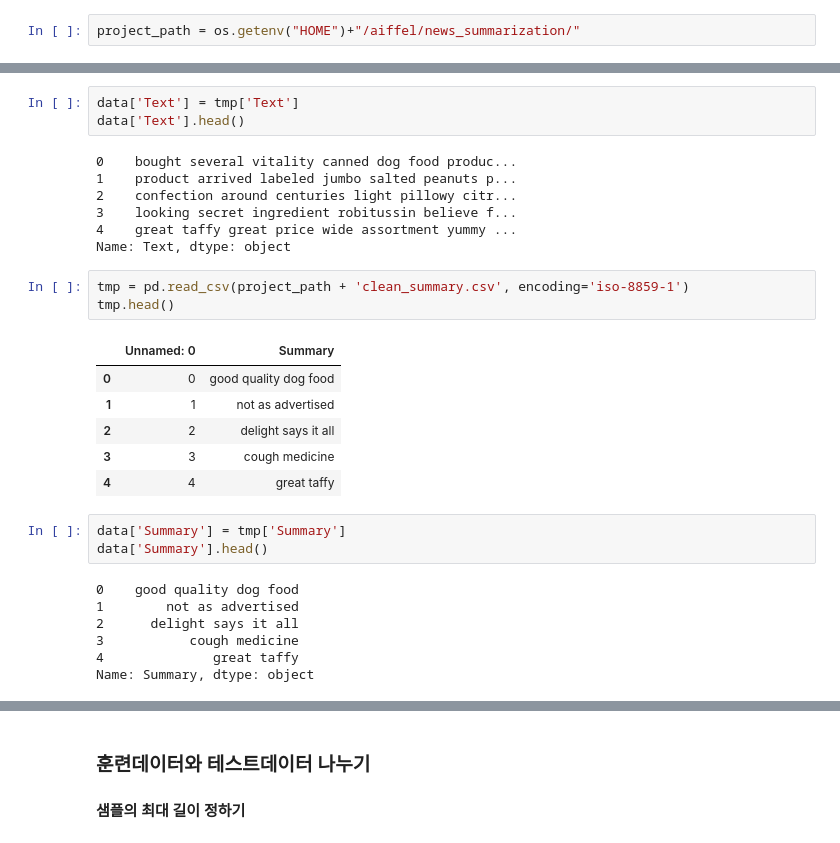
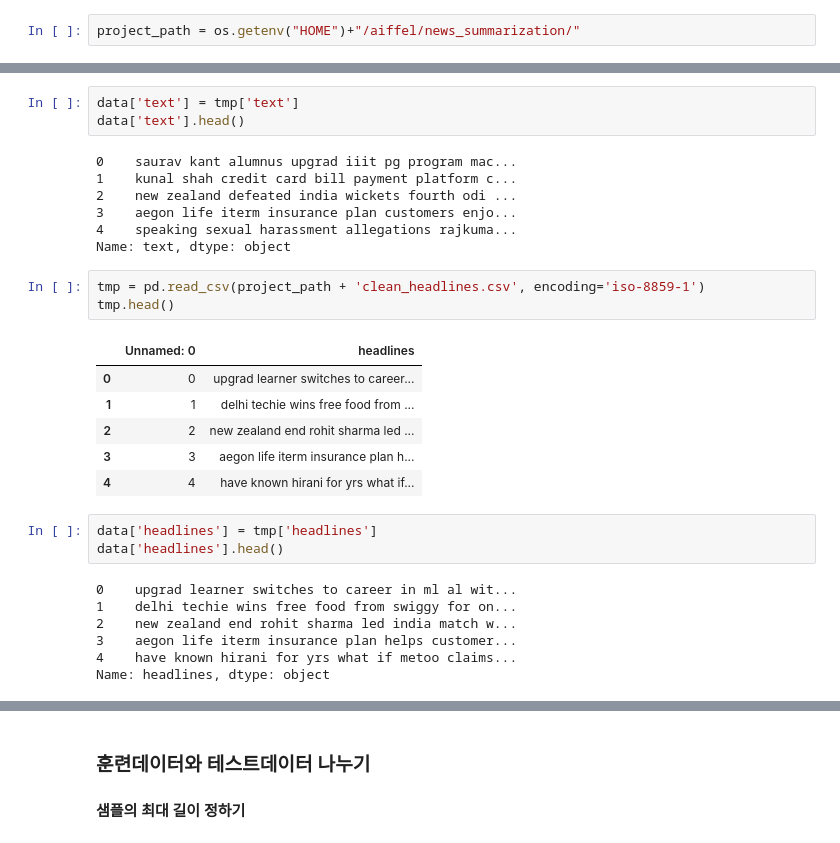
Before and after one commit to vg-rlo/aiffel-mini-projects, a Jupyter notebook: Exploration/Attention_text_summarization/NewsSummary.ipynb, the cells around one changed output, grey strips where cells are left out. Drawn from its saved outputs; the diff is of its cells as text.

```diff
--- a/Exploration/Attention_text_summarization/NewsSummary.ipynb
+++ b/Exploration/Attention_text_summarization/NewsSummary.ipynb
@@ -297,33 +293,33 @@ tmp.head()
 # %%
-data['Text'] = tmp['Text']
-data['Text'].head()
+data['text'] = tmp['text']
+data['text'].head()
 # %% [output]
-0    bought several vitality canned dog food produc...
-1    product arrived labeled jumbo salted peanuts p...
-2    confection around centuries light pillowy citr...
-3    looking secret ingredient robitussin believe f...
-4    great taffy great price wide assortment yummy ...
-Name: Text, dtype: object
+0    saurav kant alumnus upgrad iiit pg program mac...
+1    kunal shah credit card bill payment platform c...
+2    new zealand defeated india wickets fourth odi ...
+3    aegon life iterm insurance plan customers enjo...
+4    speaking sexual harassment allegations rajkuma...
+Name: text, dtype: object
 # %%
-tmp = pd.read_csv(project_path + 'clean_summary.csv', encoding='iso-8859-1')
+tmp = pd.read_csv(project_path + 'clean_headlines.csv', encoding='iso-8859-1')
 tmp.head()
 # %% [output]
-|  | Unnamed: 0 | Summary |
-| 0 | 0 | good quality dog food |
-| 1 | 1 | not as advertised |
-| 2 | 2 | delight says it all |
-| 3 | 3 | cough medicine |
-| 4 | 4 | great taffy |
+|  | Unnamed: 0 | headlines |
+| 0 | 0 | upgrad learner switches to career... |
+| 1 | 1 | delhi techie wins free food from ... |
+| 2 | 2 | new zealand end rohit sharma led ... |
+| 3 | 3 | aegon life iterm insurance plan h... |
+| 4 | 4 | have known hirani for yrs what if... |
 # %%
-data['Summary'] = tmp['Summary']
-data['Summary'].head()
+data['headlines'] = tmp['headlines']
+data['headlines'].head()
 # %% [output]
-0    good quality dog food
-1        not as advertised
-2      delight says it all
-3           cough medicine
-4              great taffy
-Name: Summary, dtype: object
+0    upgrad learner switches to career in ml al wit...
+1    delhi techie wins free food from swiggy for on...
+2    new zealand end rohit sharma led india match w...
+3    aegon life iterm insurance plan helps customer...
+4    have known hirani for yrs what if metoo claims...
+Name: headlines, dtype: object
 # %%
 data.isnull().sum()
 # %% [output]
```
Also changed, not shown: parts of 76 cells of this notebook.
